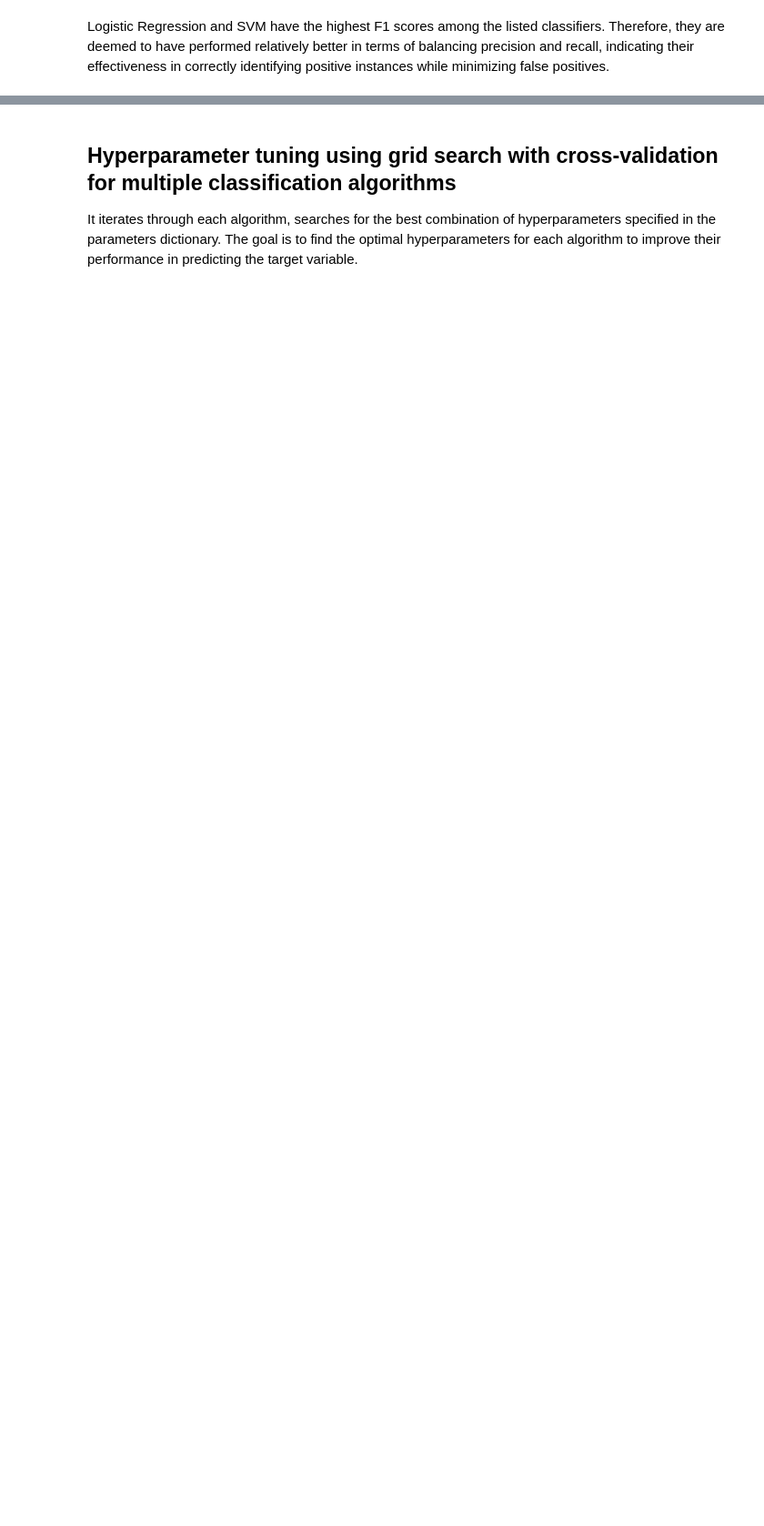
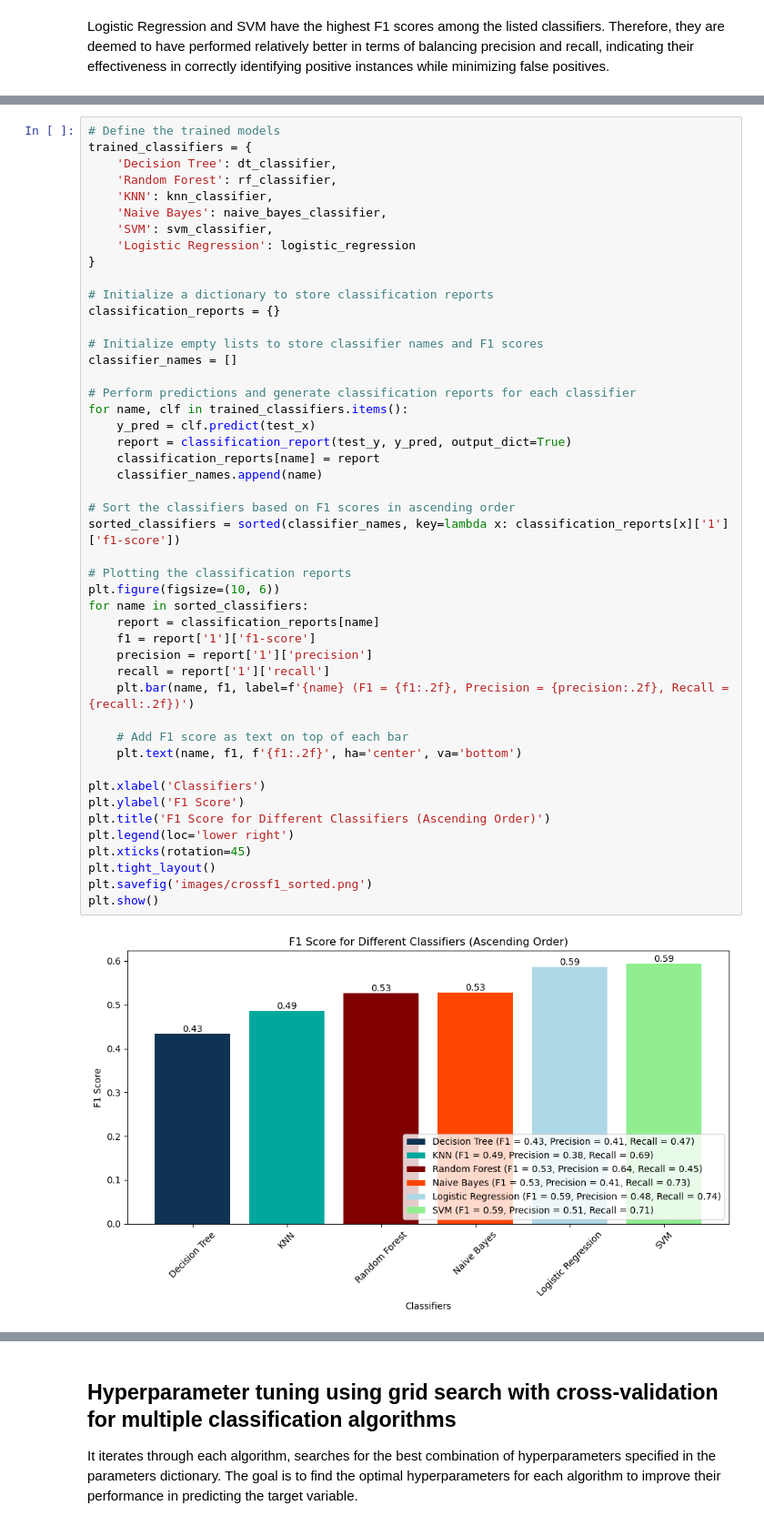
Before and after one commit to Cynthiachelangat/h1n1vaccineprediction, a Jupyter notebook: main.ipynb, the cells around one changed output, grey strips where cells are left out. Shown at 91% size. Saved outputs shown, nothing was run; the diff lists cells and outputs as text; blank space fills up the shorter version.

```diff
--- a/main.ipynb
+++ b/main.ipynb
@@ -1277,0 +1364,49 @@ SVM and Logistic Regression show the strongest ability to discriminate between t
+# %%
+# Define the trained models
+trained_classifiers = {
+    'Decision Tree': dt_classifier,
+    'Random Forest': rf_classifier,
+    'KNN': knn_classifier,
+    'Naive Bayes': naive_bayes_classifier,
+    'SVM': svm_classifier,
+    'Logistic Regression': logistic_regression
+}
+
+# Initialize a dictionary to store classification reports
+classification_reports = {}
+
+# Initialize empty lists to store classifier names and F1 scores
+classifier_names = []
+
+# Perform predictions and generate classification reports for each classifier
+for name, clf in trained_classifiers.items():
+    y_pred = clf.predict(test_x)
+    report = classification_report(test_y, y_pred, output_dict=True)
+    classification_reports[name] = report
+    classifier_names.append(name)
+
+# Sort the classifiers based on F1 scores in ascending order
+sorted_classifiers = sorted(classifier_names, key=lambda x: classification_reports[x]['1']['f1-score'])
+
+# Plotting the classification reports
+plt.figure(figsize=(10, 6))
+for name in sorted_classifiers:
+    report = classification_reports[name]
+    f1 = report['1']['f1-score']
+    precision = report['1']['precision']
+    recall = report['1']['recall']
+    plt.bar(name, f1, label=f'{name} (F1 = {f1:.2f}, Precision = {precision:.2f}, Recall = {recall:.2f})')
+
+    # Add F1 score as text on top of each bar
+    plt.text(name, f1, f'{f1:.2f}', ha='center', va='bottom')
+
+plt.xlabel('Classifiers')
+plt.ylabel('F1 Score')
+plt.title('F1 Score for Different Classifiers (Ascending Order)')
+plt.legend(loc='lower right')
+plt.xticks(rotation=45)
+plt.tight_layout()
+plt.savefig('images/crossf1_sorted.png')
+plt.show()
+# %% [output]
+[figure, added]
```
Also changed, not shown: parts of 35 cells of this notebook, 18 other files.
